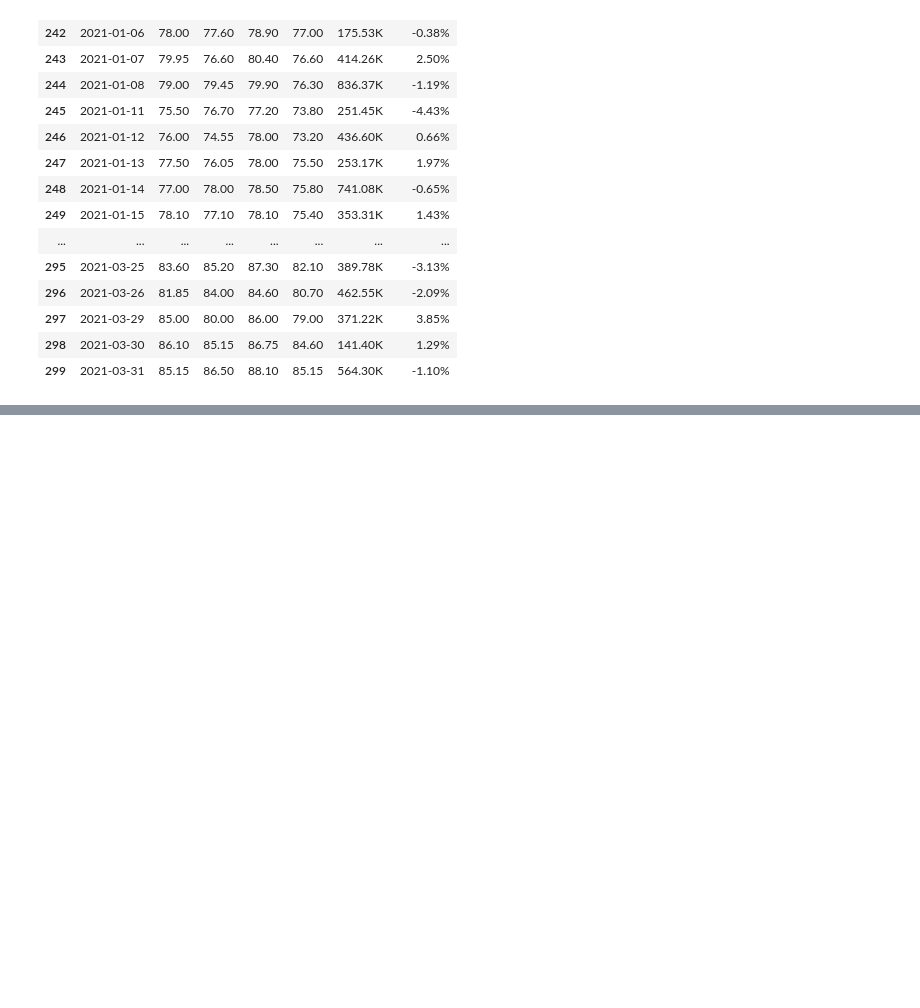
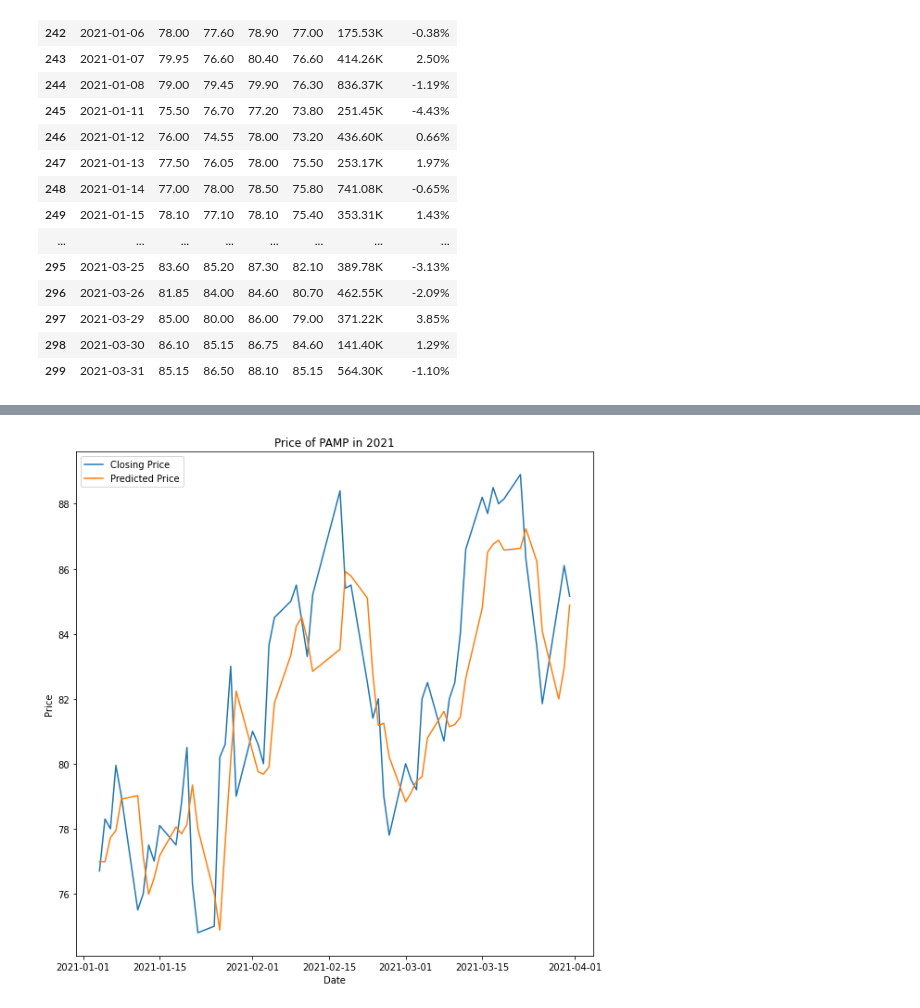
Before and after one commit to c-woo/Value-Investor, a Jupyter notebook: Untitled.ipynb, the cells around one changed output, grey strips where cells are left out. Cells and saved outputs as stored; diff of their text form; code cells hidden in the pictures; blank space fills up the shorter version.

```diff
--- a/Untitled.ipynb
+++ b/Untitled.ipynb
@@ -235,0 +236,11 @@ plt.plot()
+# %%
+plt.figure(figsize=(10, 10))
+plt.plot(testing_data['Date'], testing_data['Price'], label='Closing Price')
+plt.plot(testing_data['Date'], testing_data['Predicted_Price'], label='Predicted Price')
+plt.xlabel('Date')
+plt.ylabel('Price')
+plt.title('Price of PAMP in 2021')
+plt.legend()
+plt.show()
+# %% [output]
+[figure, added]
```
Also changed, not shown: parts of 6 cells of this notebook.
